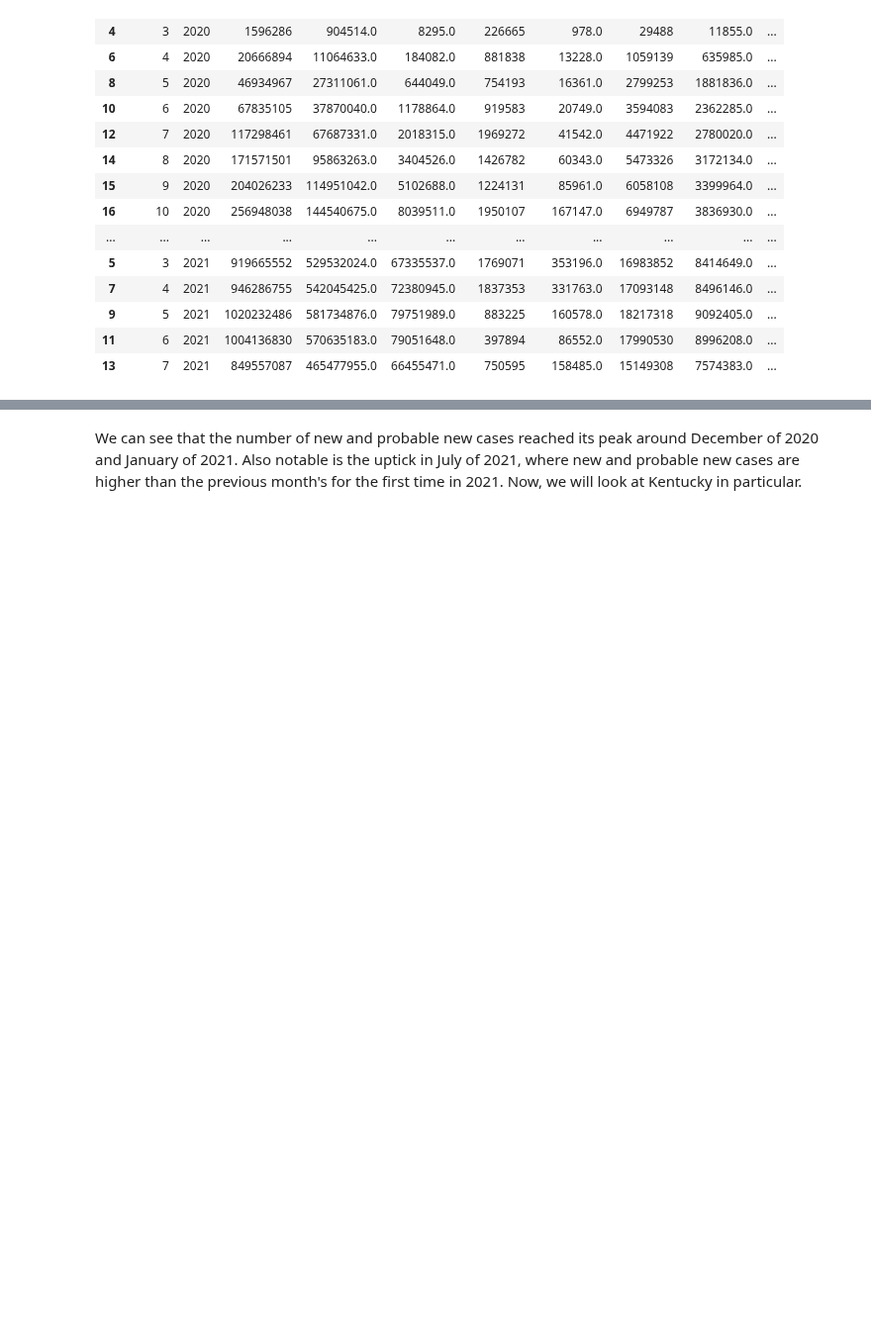
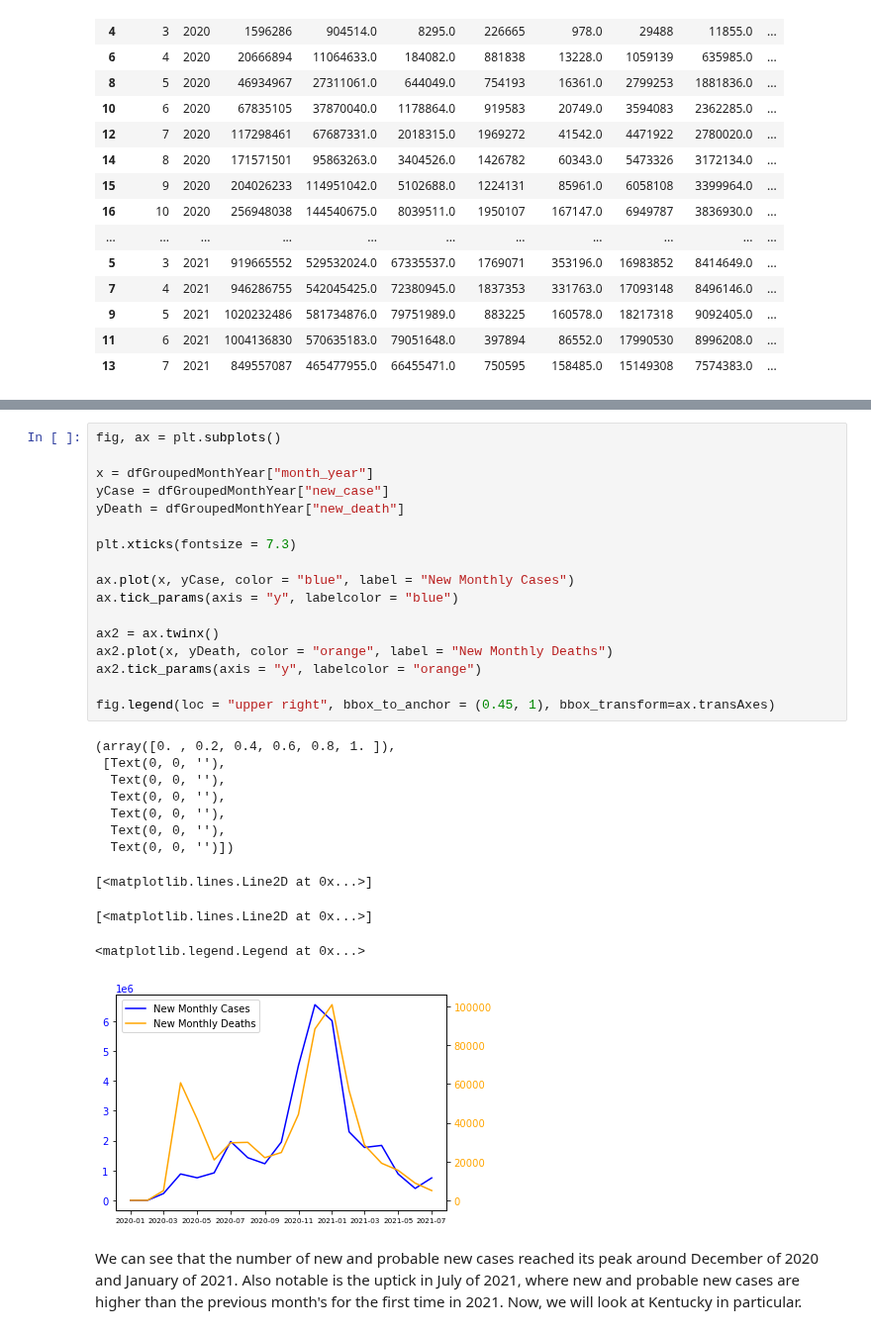
Before and after one commit to arquillen-py/jupyter-books, a Jupyter notebook: covidky.ipynb, the cells around one changed output, grey strips where cells are left out. Shown at 99% size. Cells and saved outputs as stored; diff of their text form; blank space fills up the shorter version.

Commit message:
New monthly cases and new monthly deaths graph

```diff
--- a/covidky.ipynb
+++ b/covidky.ipynb
@@ -225,3 +139,32 @@ Text(0.5, 1.0, 'Probable New Cases of COVID-19')
+# %%
+fig, ax = plt.subplots()
+
+x = dfGroupedMonthYear["month_year"]
+yCase = dfGroupedMonthYear["new_case"]
+yDeath = dfGroupedMonthYear["new_death"]
+
+plt.xticks(fontsize = 7.3)
+
+ax.plot(x, yCase, color = "blue", label = "New Monthly Cases")
+ax.tick_params(axis = "y", labelcolor = "blue")
+
+ax2 = ax.twinx()
+ax2.plot(x, yDeath, color = "orange", label = "New Monthly Deaths")
+ax2.tick_params(axis = "y", labelcolor = "orange")
+
+fig.legend(loc = "upper right", bbox_to_anchor = (0.45, 1), bbox_transform=ax.transAxes)
+# %% [output]
+(array([0. , 0.2, 0.4, 0.6, 0.8, 1. ]),
+ [Text(0, 0, ''),
+  Text(0, 0, ''),
+  Text(0, 0, ''),
+  Text(0, 0, ''),
+  Text(0, 0, ''),
+  Text(0, 0, '')])
+[<matplotlib.lines.Line2D at 0x...>]
+[<matplotlib.lines.Line2D at 0x...>]
+<matplotlib.legend.Legend at 0x...>
+[figure, added]
 # %% [markdown]
 We can see that the number of new and probable new cases reached its peak around December of 2020 and January of 2021. Also notable is the uptick in July of 2021, where new and probable new cases are higher than the previous month's for the first time in 2021. Now, we will look at Kentucky in particular.
 # %%
```
Also changed, not shown: parts of 5 cells of this notebook.
